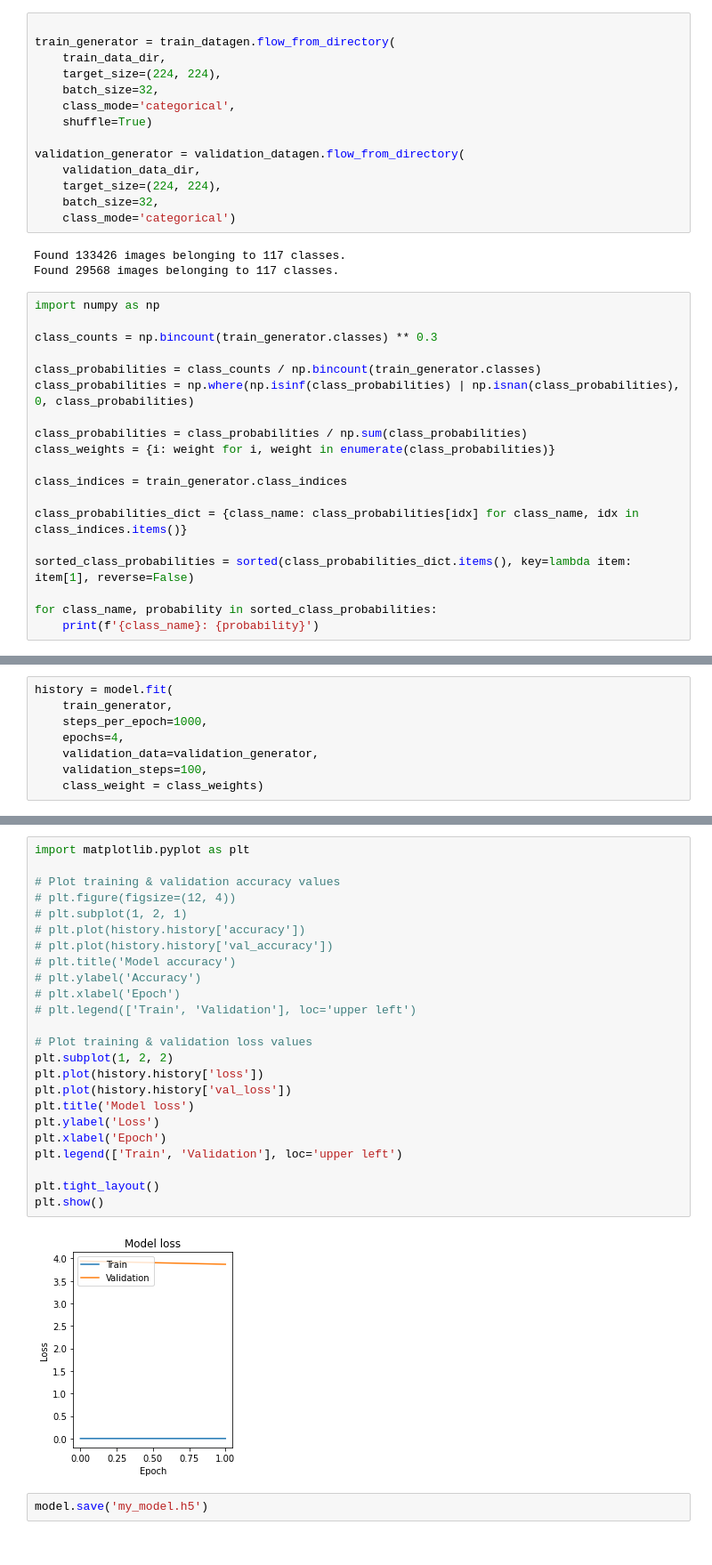
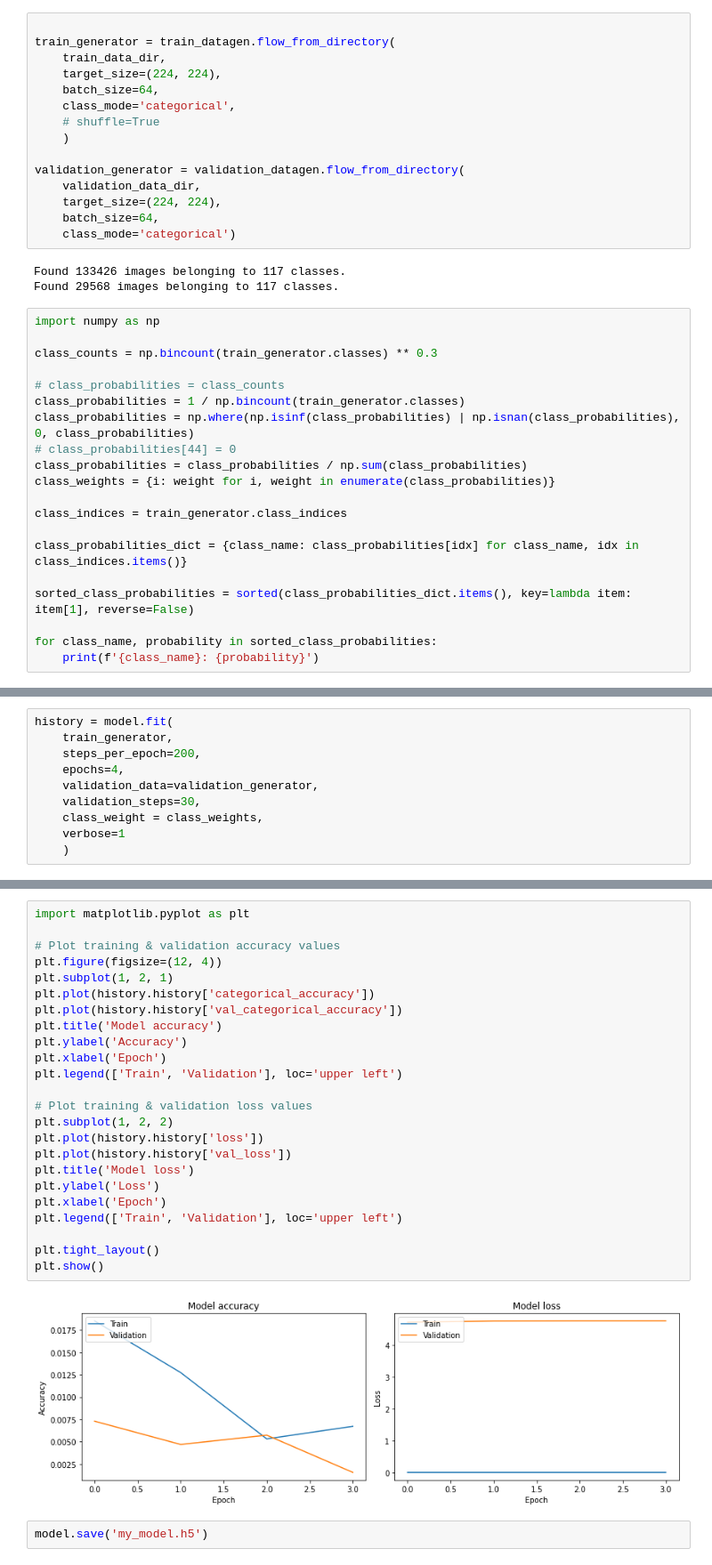
Before and after one commit to TheodorBeskow/Country-Guesser, a Jupyter notebook: srcpy/countryModel.ipynb, the cells around one changed output, grey strips where cells are left out. Shown: that part at 89% size. Drawn from its saved outputs; the diff is of its cells as text.

```diff
--- a/srcpy/countryModel.ipynb
+++ b/srcpy/countryModel.ipynb
@@ -34,14 +41,15 @@ validation_datagen = ImageDataGenerator(rescale=1./255)
 train_generator = train_datagen.flow_from_directory(
     train_data_dir,
     target_size=(224, 224),
-    batch_size=32,
+    batch_size=64,
     class_mode='categorical',
-    shuffle=True)
+    # shuffle=True
+    )
 
 validation_generator = validation_datagen.flow_from_directory(
     validation_data_dir,
     target_size=(224, 224),
-    batch_size=32,
+    batch_size=64,
     class_mode='categorical')
 # %% [output]
 Found 133426 images belonging to 117 classes.
@@ -51,9 +59,10 @@ import numpy as np
 
 class_counts = np.bincount(train_generator.classes) ** 0.3
 
-class_probabilities = class_counts / np.bincount(train_generator.classes)
+# class_probabilities = class_counts
+class_probabilities = 1 / np.bincount(train_generator.classes)
 class_probabilities = np.where(np.isinf(class_probabilities) | np.isnan(class_probabilities), 0, class_probabilities)
-
+# class_probabilities[44] = 0
 class_probabilities = class_probabilities / np.sum(class_probabilities)
 class_weights = {i: weight for i, weight in enumerate(class_probabilities)}
 
@@ -86,10 +95,12 @@ Vietnam: 0.04535058201586158
 # %%
 history = model.fit(
     train_generator,
-    steps_per_epoch=1000,
+    steps_per_epoch=200,
     epochs=4,
     validation_data=validation_generator,
-    validation_steps=100,
-    class_weight = class_weights)
+    validation_steps=30,
+    class_weight = class_weights,
+    verbose=1
+    )
 # %% [output]
 Epoch 1/4
@@ -96,29 +114,29 @@ Epoch 1/4
 # %%
 import matplotlib.pyplot as plt
 
 # Plot training & validation accuracy values
-# plt.figure(figsize=(12, 4))
-# plt.subplot(1, 2, 1)
-# plt.plot(history.history['accuracy'])
-# plt.plot(history.history['val_accuracy'])
-# plt.title('Model accuracy')
-# plt.ylabel('Accuracy')
-# plt.xlabel('Epoch')
-# plt.legend(['Train', 'Validation'], loc='upper left')
+plt.figure(figsize=(12, 4))
+plt.subplot(1, 2, 1)
+plt.plot(history.history['categorical_accuracy'])
+plt.plot(history.history['val_categorical_accuracy'])
+plt.title('Model accuracy')
+plt.ylabel('Accuracy')
+plt.xlabel('Epoch')
+plt.legend(['Train', 'Validation'], loc='upper left')
 
 # Plot training & validation loss values
 plt.subplot(1, 2, 2)
 plt.plot(history.history['loss'])
 plt.plot(history.history['val_loss'])
 plt.title('Model loss')
 plt.ylabel('Loss')
 plt.xlabel('Epoch')
 plt.legend(['Train', 'Validation'], loc='upper left')
 
 plt.tight_layout()
 plt.show()
 # %% [output]
-[figure, old version]
+[figure, new version]
 # %%
 model.save('my_model.h5')
 # %%
```
Also changed, not shown: parts of 6 cells of this notebook.
